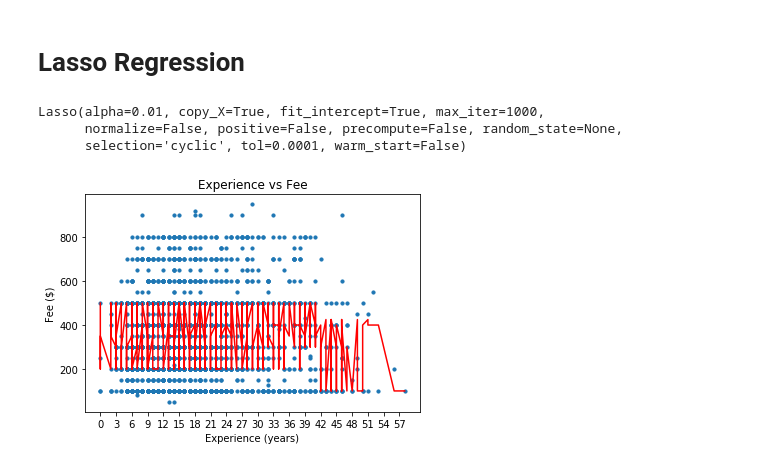
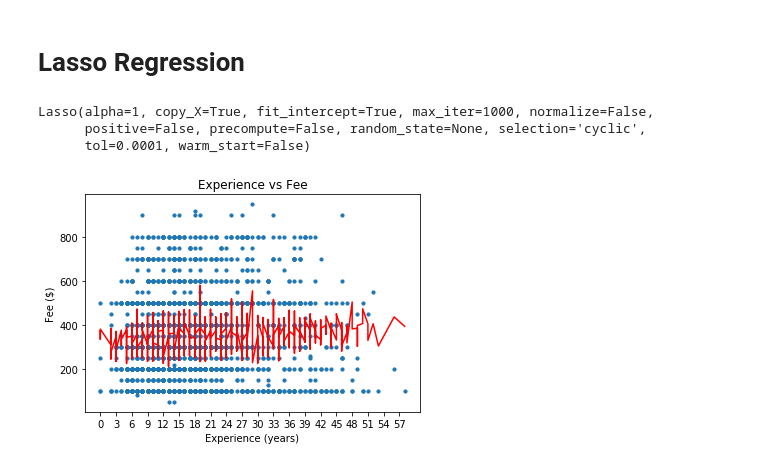
Before and after one commit to velitchko/machine-learning, a Jupyter notebook: assignment_1/ML Assignment 1.ipynb, the cells around one changed output. Cells and saved outputs as stored; diff of their text form; code cells hidden in the pictures.

```diff
--- a/assignment_1/ML Assignment 1.ipynb
+++ b/assignment_1/ML Assignment 1.ipynb
@@ -231,23 +230,23 @@ ridge.score(final_features, y)
 # %% [markdown]
 # Lasso Regression
 # %%
-lasso = Lasso(alpha=0.01, normalize=False, selection="cyclic")
+lasso = Lasso(alpha=1, normalize=False, selection="cyclic")
 # %%
 lasso.fit(final_features,y)
 # %% [output]
-Lasso(alpha=0.01, copy_X=True, fit_intercept=True, max_iter=1000,
-      normalize=False, positive=False, precompute=False, random_state=None,
-      selection='cyclic', tol=0.0001, warm_start=False)
+Lasso(alpha=1, copy_X=True, fit_intercept=True, max_iter=1000, normalize=False,
+      positive=False, precompute=False, random_state=None, selection='cyclic',
+      tol=0.0001, warm_start=False)
 # %%
 predict_y = lasso.predict(final_test)
 # %%
 plt.scatter(final_features['Experience'],y, s=10)
-plt.plot(final_features['Experience'], tree.predict(final_features), color="red")
+plt.plot(final_features['Experience'], lasso.predict(final_features), color="red")
 plt.title('Experience vs Fee')
 plt.xlabel('Experience (years)')
 plt.xticks(np.arange(0, 60, 3))
 plt.ylabel('Fee ($)')
 plt.show()
 # %% [output]
-[figure, old version]
+[figure, new version]
 # %%
```
Also changed, not shown: parts of 22 cells of this notebook.
